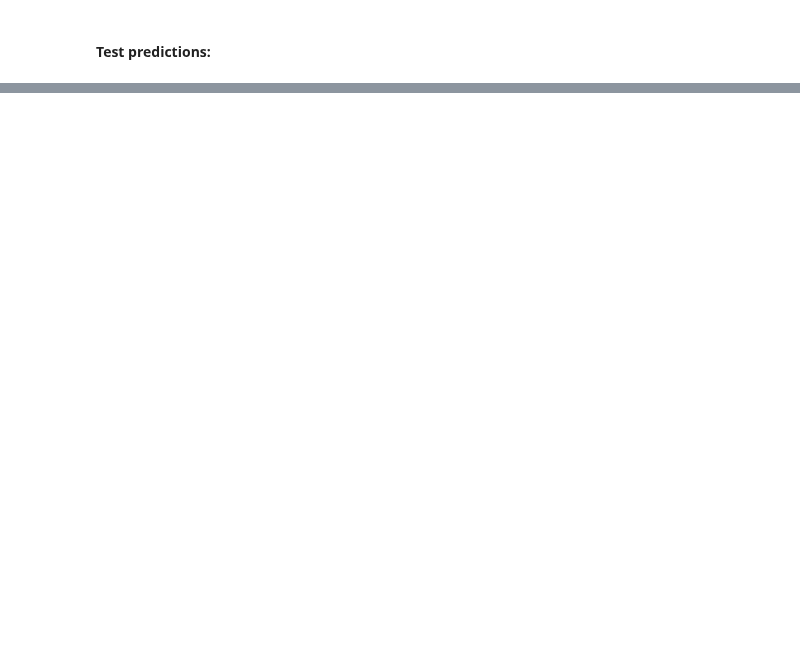
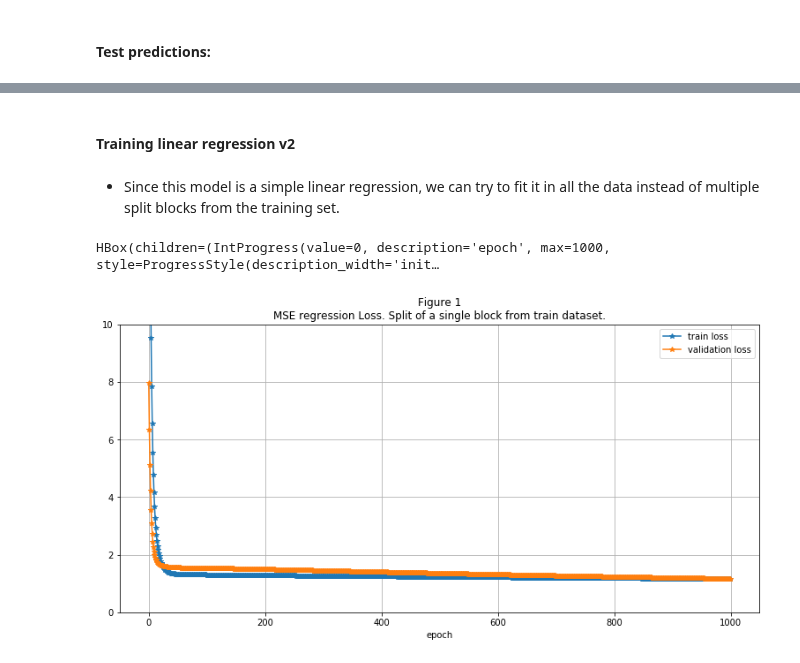
Before and after one commit to leoniloris/Stock-Price-Prediction, a Jupyter notebook: stock_price_prediction.ipynb, the cells around one changed output, grey strips where cells are left out. Saved outputs shown, nothing was run; the diff lists cells and outputs as text; code cells hidden in the pictures; blank space fills up the shorter version.

```diff
--- a/stock_price_prediction.ipynb
+++ b/stock_price_prediction.ipynb
@@ -465,0 +512,18 @@ HBox(children=(IntProgress(value=0, description='epoch', max=2000, style=Progres
+# %% [markdown]
+#### Training linear regression v2
+# %% [markdown]
+* Since this model is a simple linear regression, we can try to fit it in all the data instead of multiple split blocks from the training set.
+# %%
+model = LinearRegression(FLATTENED_SAMPLE_SIZE, 1)
+train_splits = BlockingTimeSeriesSplit(n_splits=1, train_val_percentage=TRAIN_VAL_PERCENTAGE)
+
+optimizer = torch.optim.SGD(model.parameters(), lr=0.001)
+metrics = train_n_epocs(model, criterion, optimizer, train_val_samples, train_splits, n_epocs=1000)
+
+plot_metrics(metrics, [0, 10], 'Split of a single block from train dataset.')
+
+metricsv2 = metrics
+modelv2 = model
+# %% [output]
+HBox(children=(IntProgress(value=0, description='epoch', max=1000, style=ProgressStyle(description_width='init…
+[figure, added]
```
Also changed, not shown: parts of 33 cells of this notebook, 1 other file.
